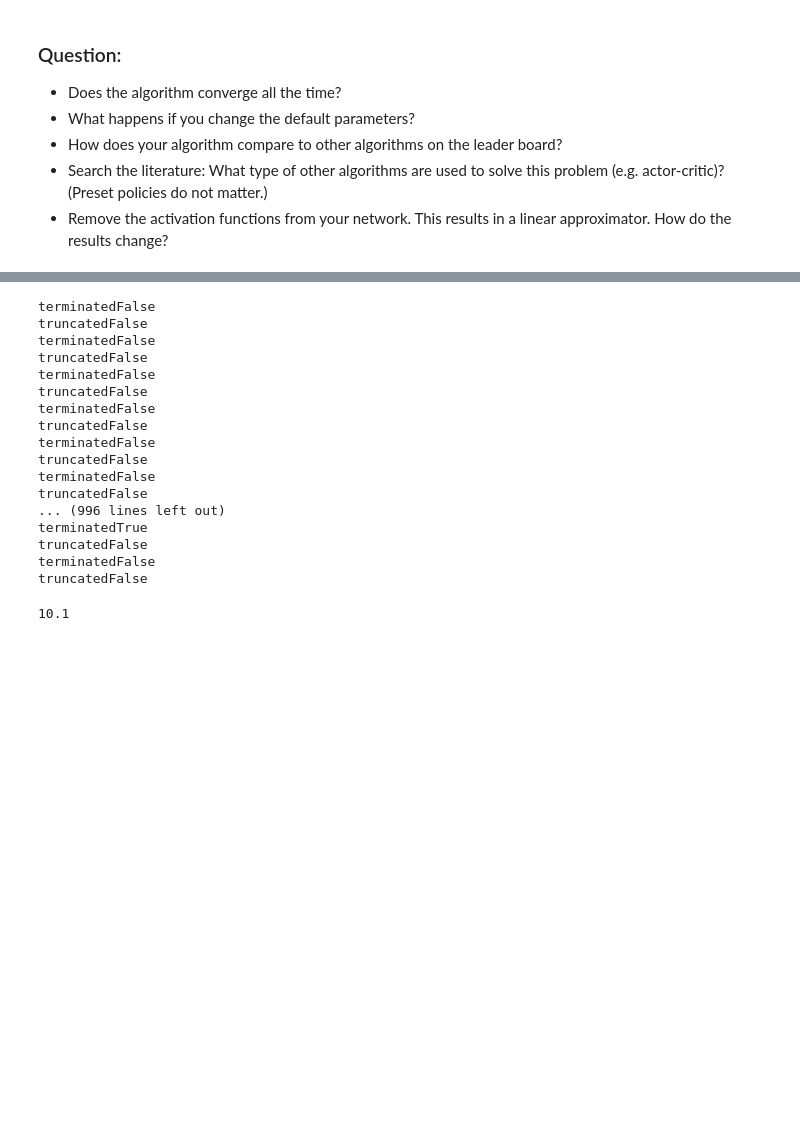
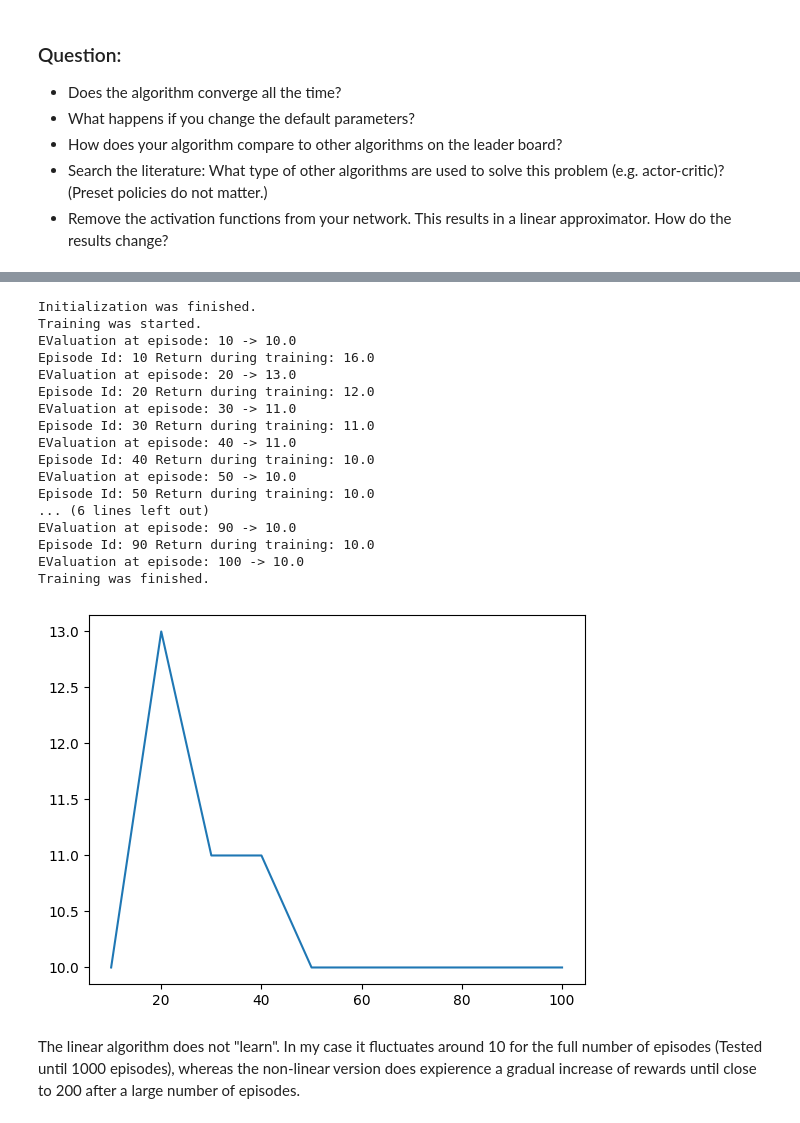
Before and after one commit to nilsmart96/fs-ainf-class, a Jupyter notebook: Assignment Solutions/Block 1/RL_final_assignment_dqn_handout.ipynb, the cells around one changed output, grey strips where cells are left out. Saved outputs shown, nothing was run; the diff lists cells and outputs as text; code cells hidden in the pictures; blank space fills up the shorter version.

Commit message:
Final version

```diff
--- a/Assignment Solutions/Block 1/RL_final_assignment_dqn_handout.ipynb
+++ b/Assignment Solutions/Block 1/RL_final_assignment_dqn_handout.ipynb
@@ -445,21 +419,46 @@ truncatedFalse
-# %%
-dqn.evaluation(video=False)
-# %% [output]
-terminatedFalse
-truncatedFalse
-terminatedFalse
-truncatedFalse
-terminatedFalse
-truncatedFalse
-terminatedFalse
-truncatedFalse
-terminatedFalse
-truncatedFalse
-terminatedFalse
-truncatedFalse
-... (996 lines left out)
-terminatedTrue
-truncatedFalse
-terminatedFalse
-truncatedFalse
-10.1
+# %%
+class Parameters:
+
+    def __init__(self):
+                                 # Default values
+        self.buf_size = 5000     # 5000
+        self.batch = 256         # 256
+        self.epoch = 10           # 5
+        self.max_ep = 100        # 100
+        self.eps = 0.5           # 0.5
+        self.gamma = 0.9         # 0.9
+        self.C = 100             # 100
+        self.train_freq = 1      # 1
+        self.eval_freq = 10      # 10
+        self.net = [(128, 'linear'), (128, 'linear'), (2, 'linear')] # [(128, 'relu'), (128, 'relu'), (2, 'relu')]
+        self.lr = 0.0001         # 0.0001
+        self.opt = Optimizer.ADAM # Optimizer.ADAM
+# %%
+# Running the training and evaluation
+pms = Parameters()
+dqn = Dqn(pms)
+ep_ids, returns = dqn.train_function()
+plt.plot(ep_ids, returns)
+dqn.evaluation(video=False)
+dqn.close()
+# %% [output]
+Initialization was finished.
+Training was started.
+EValuation at episode: 10 -> 10.0
+Episode Id: 10 Return during training: 16.0
+EValuation at episode: 20 -> 13.0
+Episode Id: 20 Return during training: 12.0
+EValuation at episode: 30 -> 11.0
+Episode Id: 30 Return during training: 11.0
+EValuation at episode: 40 -> 11.0
+Episode Id: 40 Return during training: 10.0
+EValuation at episode: 50 -> 10.0
+Episode Id: 50 Return during training: 10.0
+... (6 lines left out)
+EValuation at episode: 90 -> 10.0
+Episode Id: 90 Return during training: 10.0
+EValuation at episode: 100 -> 10.0
+Training was finished.
+[figure, added]
+# %% [markdown]
+The linear algorithm does not "learn". In my case it fluctuates around 10 for the full number of episodes (Tested until 1000 episodes), whereas the non-linear version does expierence a gradual increase of rewards until close to 200 after a large number of episodes.
```
Also changed, not shown: parts of 11 cells of this notebook.
